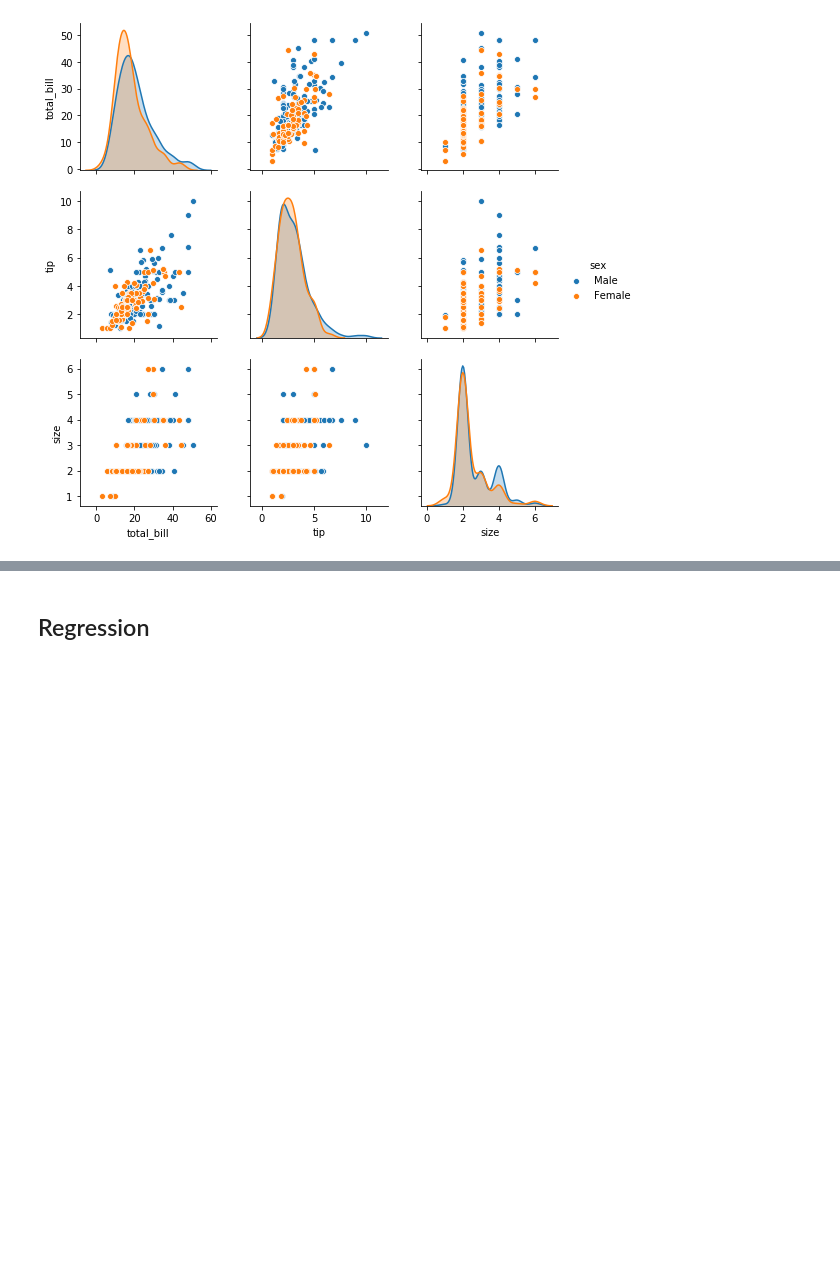
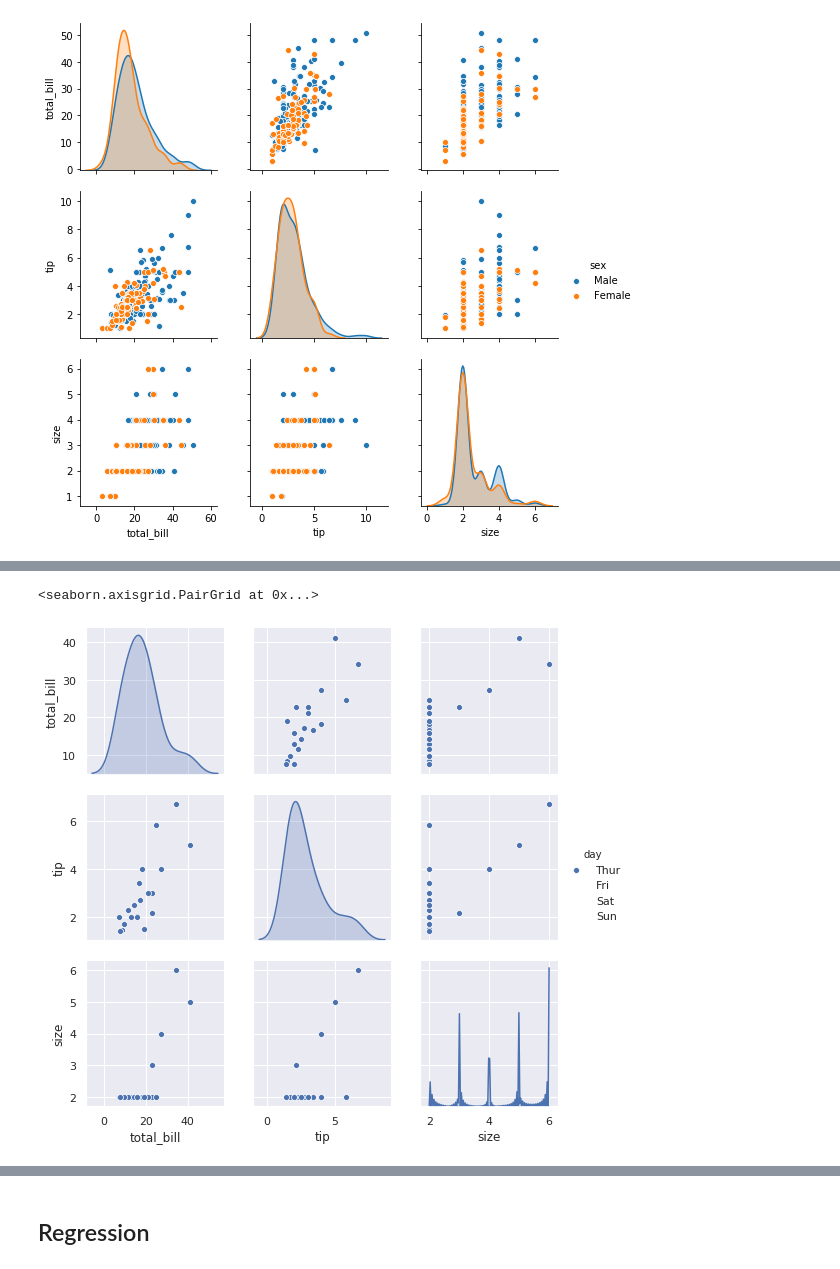
Before and after one commit to neadie/FundamentalsOfDataAnalysisProject, a Jupyter notebook: DataAnalyticsFundamentals.ipynb, the cells around one changed output, grey strips where cells are left out. Drawn from its saved outputs; the diff is of its cells as text; code cells hidden in the pictures; blank space fills up the shorter version.

```diff
--- a/DataAnalyticsFundamentals.ipynb
+++ b/DataAnalyticsFundamentals.ipynb
@@ -194,0 +205,5 @@ sns.pairplot(tips ,hue ='sex')
+# %%
+sns.pairplot((tips.loc[ (tips.loc[:,'smoker']== 'No') & (tips.loc[:,'sex']== 'Male')  & (tips.loc[:,'time'] == 'Lunch')]) ,hue ='day')
+# %% [output]
+<seaborn.axisgrid.PairGrid at 0x...>
+[figure, added]
```
Also changed, not shown: parts of 11 cells of this notebook.
